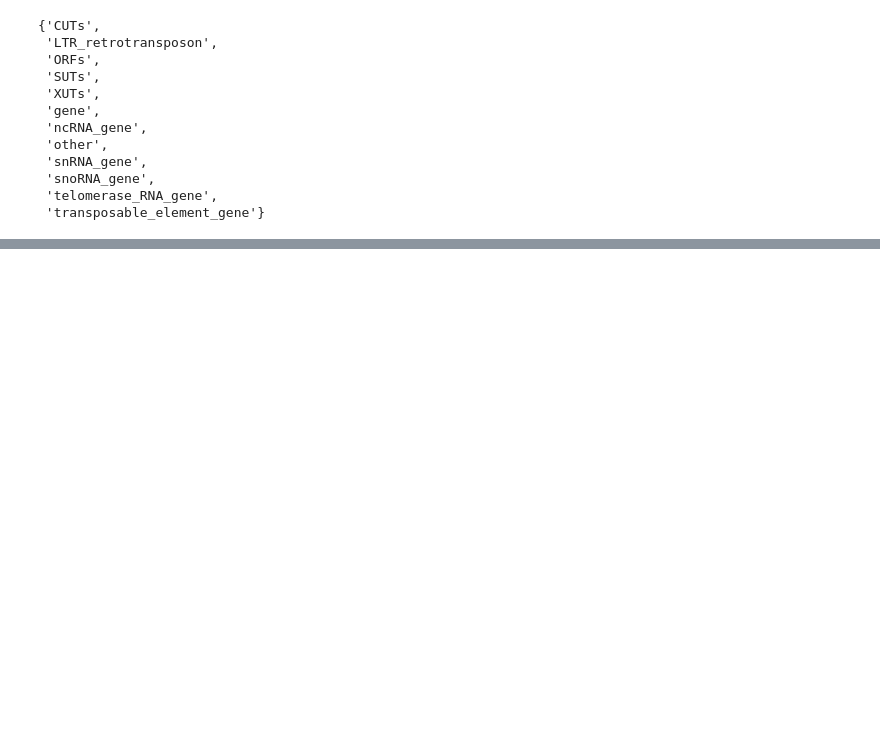
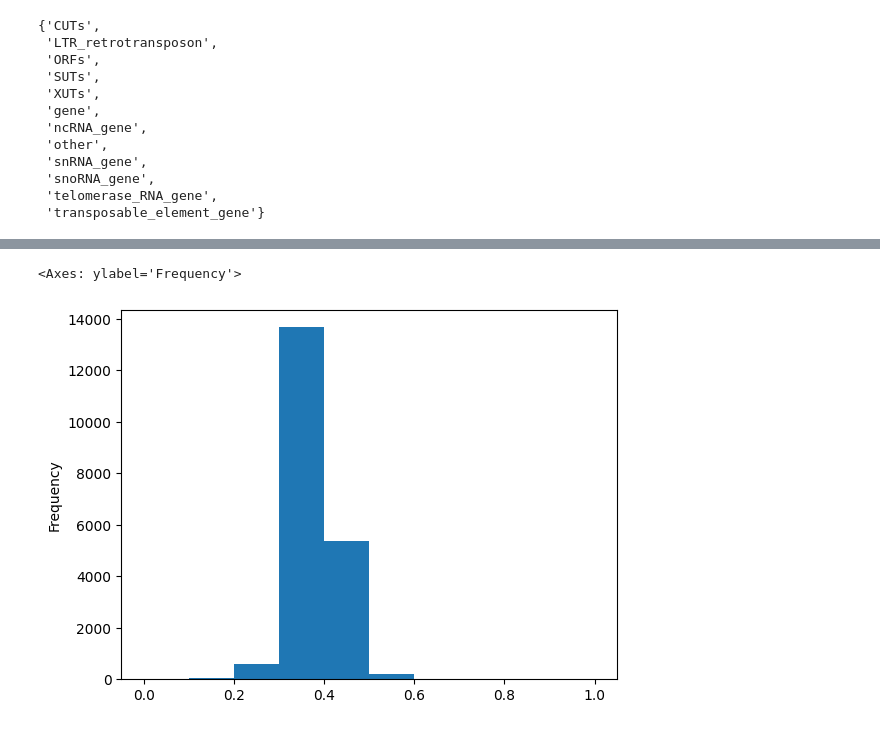
Before and after one commit to rutuja-gupte/sharp-tam-yeast, a Jupyter notebook: mapper_final_final.ipynb, the cells around one changed output, grey strips where cells are left out. Cells and saved outputs as stored; diff of their text form; code cells hidden in the pictures; blank space fills up the shorter version.

```diff
--- a/mapper_final_final.ipynb
+++ b/mapper_final_final.ipynb
@@ -730,0 +985,5 @@ set(feat["type"])
+# %%
+df["base.type"].plot.hist()
+# %% [output]
+<Axes: ylabel='Frequency'>
+[figure, added]
```
Also changed, not shown: parts of 32 cells of this notebook, 2 other files.
